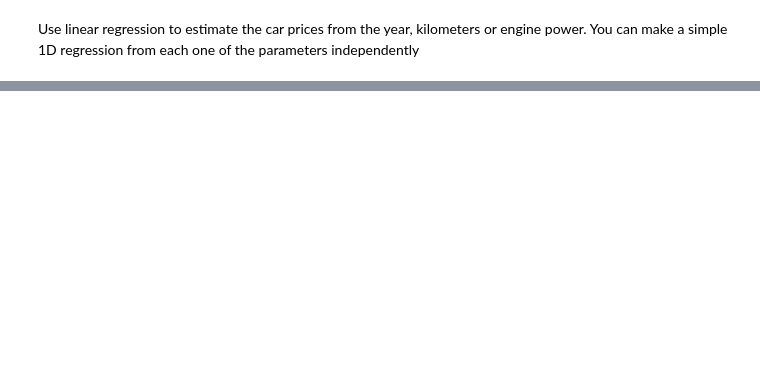
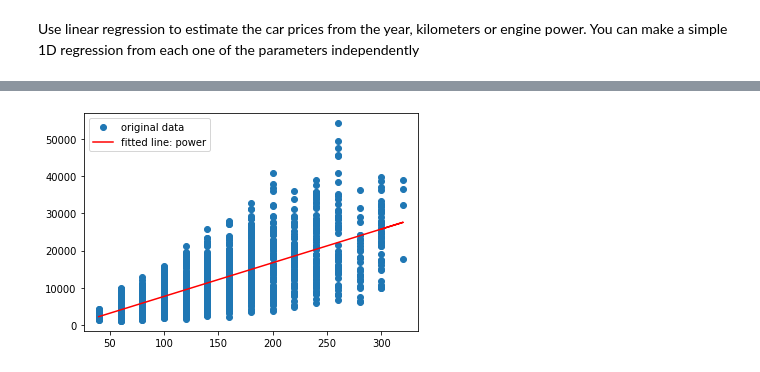
Before and after one commit to RiccardoTancredi/MachineLearning, a Jupyter notebook: Lab_0/Intro_Lab_Assignment.ipynb, the cells around one changed output, grey strips where cells are left out. Saved outputs shown, nothing was run; the diff lists cells and outputs as text; code cells hidden in the pictures; blank space fills up the shorter version.

```diff
--- a/Lab_0/Intro_Lab_Assignment.ipynb
+++ b/Lab_0/Intro_Lab_Assignment.ipynb
@@ -55,7 +109,13 @@ You can make a simple 1D regression from each one of the parameters independentl
 # %%
 # linear regression with linregress (estimate price from power)
 
 # your code.....
+plt.plot(dataset_power, dataset_price, 'o', label='original data')
+plt.plot(dataset_power, intercept_power + slope_power*dataset_power, 'r', label='fitted line: power')
+plt.legend()
+plt.show()
+# %% [output]
+[figure, added]
 # %%
 # linear regression with linregress (estimate price from km)
 
```
Also changed, not shown: parts of 12 cells of this notebook, 4 other files.
